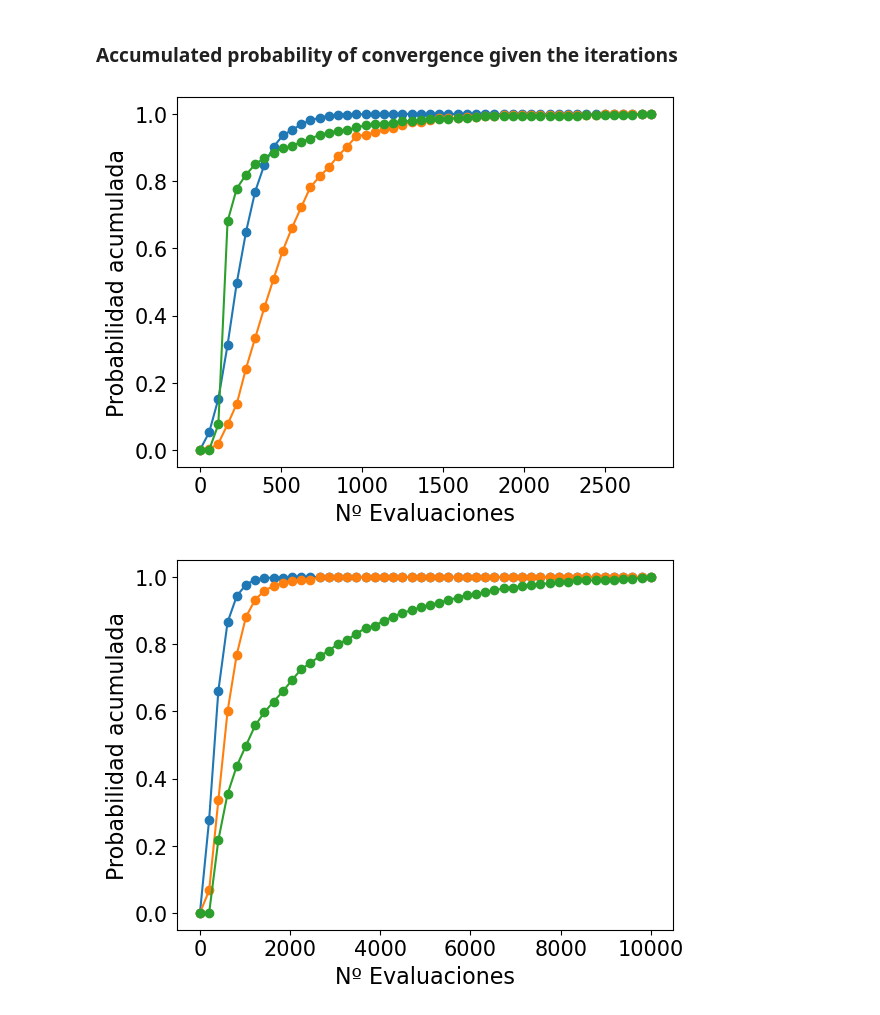
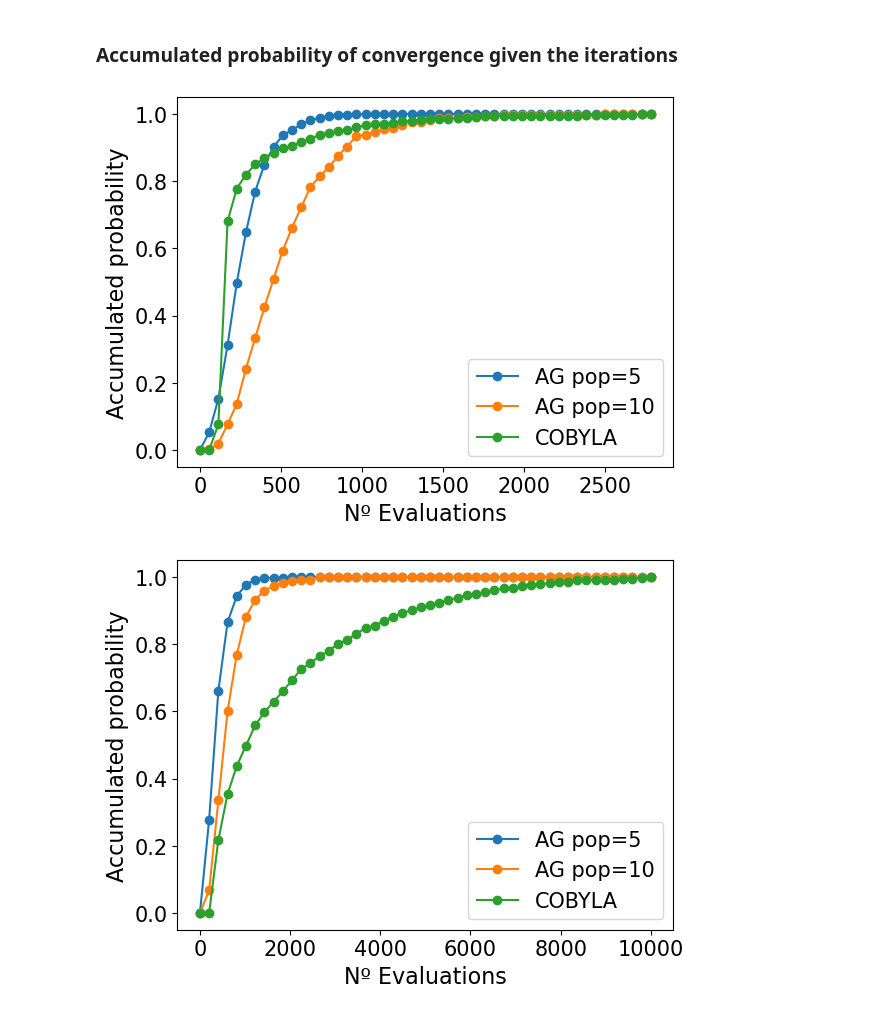
Before and after one commit to mruifer/QML-Avoiding-BP, a Jupyter notebook: notebooks/VQE/BP_mitigation/Genetic_algorithm.ipynb, the cells around one changed output. Saved outputs shown, nothing was run; the diff lists cells and outputs as text; code cells hidden in the pictures.

```diff
--- a/notebooks/VQE/BP_mitigation/Genetic_algorithm.ipynb
+++ b/notebooks/VQE/BP_mitigation/Genetic_algorithm.ipynb
@@ -323,33 +323,33 @@ COBYLA: -0.999880826
 # %%
 def plot_probs(datas : list, x_values : list, labels : list):
 
     n_experiments = len(datas)
 
     amounts = [[] for i in range(n_experiments)]
 
     for exp in range(n_experiments):
 
         for x_limit in x_values:
 
             amounts[exp].append(np.count_nonzero(datas[exp] <= x_limit)/len(datas[exp]))
 
         plt.plot(x_values, amounts[exp], marker="o", label = labels[exp])
-        plt.ylabel("Probabilidad acumulada", size=16)
-        plt.xlabel("Nº Evaluaciones", size=16)
+        plt.ylabel("Accumulated probability", size=16)
+        plt.xlabel("Nº Evaluations", size=16)
         plt.xticks(fontsize="15")
         plt.yticks(fontsize="15")
 
-    #plt.legend(fontsize="15")
+    plt.legend(fontsize="15")
     plt.show()
 
 
 for n_qubits in range(2, 8):
 
     # Cargo los datos
     AG_loaded_data_5 = np.loadtxt(f"data/genetic/data_GA_{n_qubits}qubits_5.csv", delimiter=",")
     AG_loaded_data_10 = np.loadtxt(f"data/genetic/data_GA_{n_qubits}qubits_10.csv", delimiter=",")
     COBYLA_loaded_data = np.loadtxt(f"data/genetic/data_COBYLA_{n_qubits}qubits.csv", delimiter=",")
     plot_probs([AG_loaded_data_5[:, 1], AG_loaded_data_10[:, 1], COBYLA_loaded_data[:, 1]], np.linspace(0, int(np.max(COBYLA_loaded_data[:, 1])), 50), ["AG pop=5", "AG pop=10", "COBYLA"])
 # %% [output]
-[figure, old version]
+[figure, new version]
-[figure, old version]
+[figure, new version]
```
Also changed, not shown: parts of 1 cell of this notebook, 1 other file.
